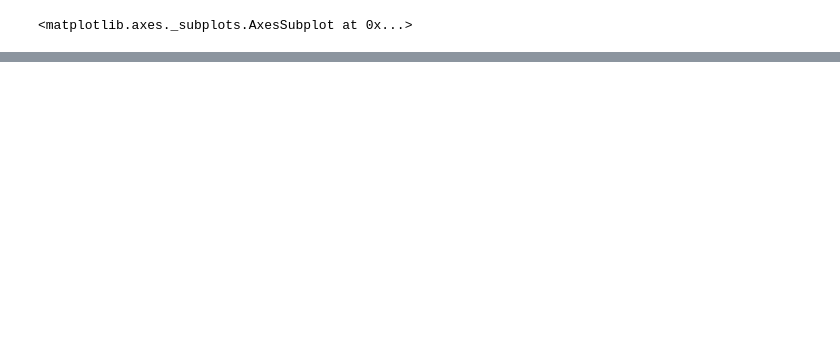
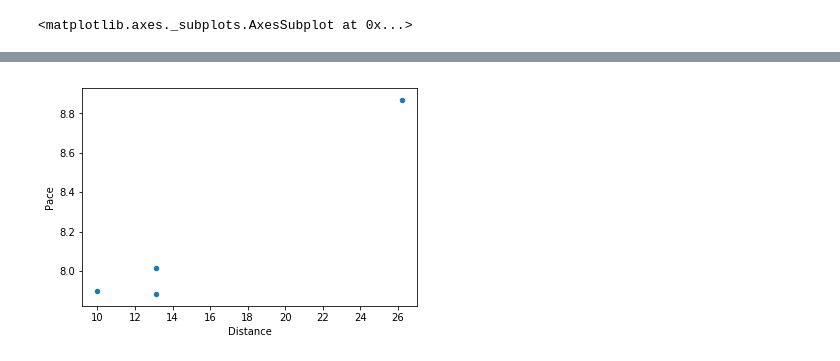
Before and after one commit to ellykuhlman/chrc, a Jupyter notebook: CHRC_2017_races.ipynb, the cells around one changed output, grey strips where cells are left out. Drawn from its saved outputs; the diff is of its cells as text; code cells hidden in the pictures; blank space fills up the shorter version.

```diff
--- a/CHRC_2017_races.ipynb
+++ b/CHRC_2017_races.ipynb
@@ -121,2 +101,0 @@ df
-# %%
-df = df.reset_index()
@@ -126,0 +104,3 @@ df.to_json(orient='records')
+# %%
+my_data = df.where(df['Full Name'] == 'Elly Kuhlman')
+my_data = my_data.dropna(axis=0, how='all')
@@ -126,0 +115,5 @@ df.to_json(orient='records')
+# %%
+my_data.plot(x='Distance', y='Pace', kind='scatter')
+plt.show()
+# %% [output]
+[figure, added]
```
Also changed, not shown: parts of 17 cells of this notebook.
